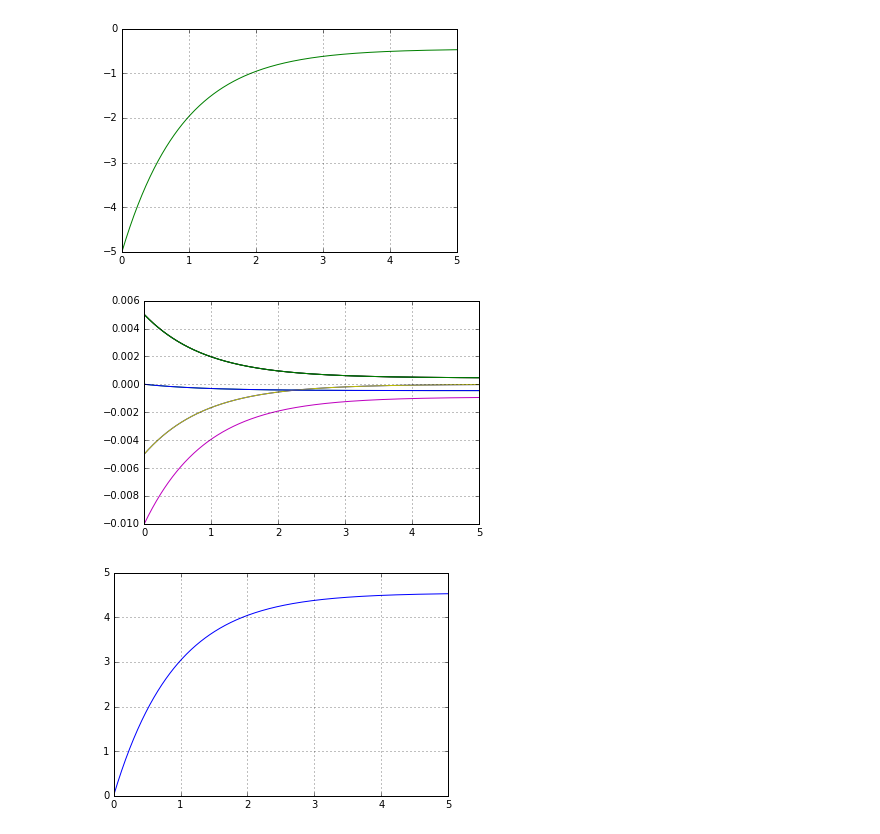
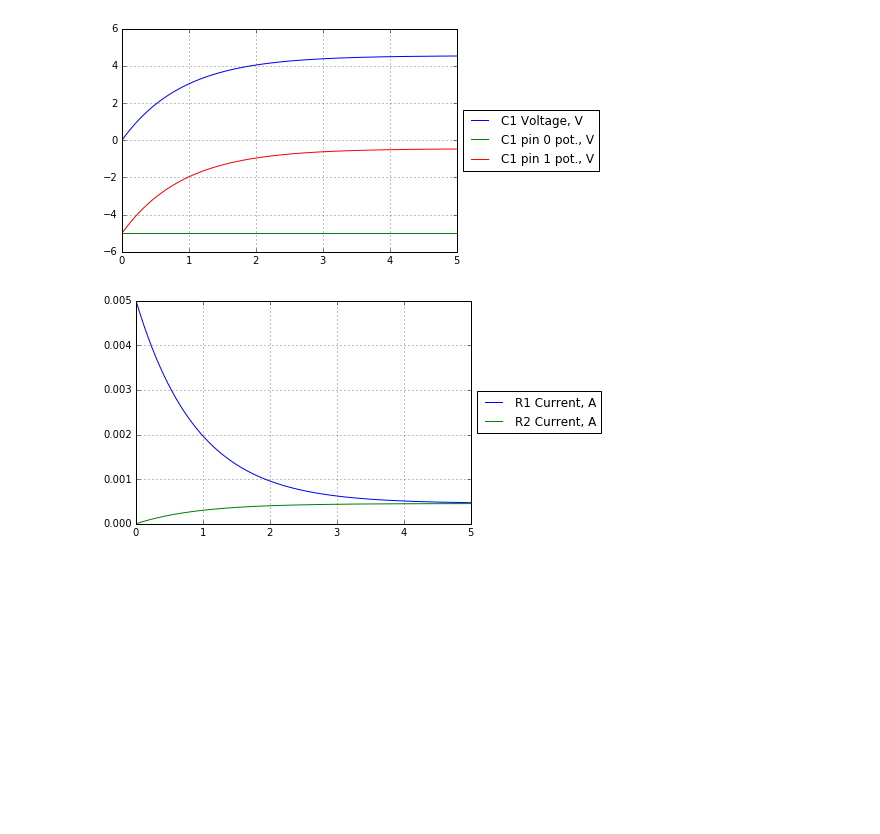
Before and after one commit to uranix/simple-circuit-sim, a Jupyter notebook: Circuit.ipynb, the cells around one changed output. Drawn from its saved outputs; the diff is of its cells as text; code cells hidden in the pictures; blank space fills up the shorter version.

```diff
--- a/Circuit.ipynb
+++ b/Circuit.ipynb
@@ -55,20 +56,21 @@ class Resistor(Element):
         return title + ' with R=%g Ohm' % (self.R)
     def law(self, t):
         eq1 = self[1].V - self[0].V + self[0].I * self.R
-        eq2 = self[0].I - self[1].I
+        eq2 = self[0].I + self[1].I
         return np.array([eq1, eq2])
 # %%
 class Capacitor(Element):
     def __init__(self, name=None, C=1e-5, U0=0):
         self.C = C
         super(Capacitor, self).__init__(name, 2, Voltage=U0)
+        self.Voltage = self.state(0)
     def __repr__(self):
         title = 'Capacitor ' + self.name if self.name else 'Unnamed capacitor'
         return title + ' with C=%g F' % (self.C)
     def law(self, t):
-        eq1 = self[0].I + self.C * self.state(0).dQdt
-        eq2 = self[0].I - self[1].I
-        eq3 = self[1].V - self[0].V - self.state(0).Q
+        eq1 = self[0].I + self.C * self.Voltage.dQdt
+        eq2 = self[0].I + self[1].I
+        eq3 = self[1].V - self[0].V - self.Voltage.Q
         return np.array([eq1, eq2, eq3])
 # %%
 class Inductor(Element):
@@ -257,12 +296,12 @@ R2 = Resistor("R2", R=1e4)
 C1 = Capacitor("C1", C=1e-3)
 GND = Ground("GND")
 # %%
-c = Circuit()
+c = Circuit("Simple1")
 c.connect(E1[1], R1[0])
 c.connect(E1[0], C1[0])
 c.connect(C1[1], R1[1])
 c.connect(R2[0], C1[0])
 c.connect(R2[1], C1[1])
 c.connect(GND[0], E1[1])
-c.assemble()
+c.simulate(5)
 # %% [output]
@@ -286,16 +327,0 @@ Var  12 : State variable (Voltage) of Capacitor C1 with C=0.001 F
-# %%
-from assimulo.solvers import IDA
-
-c.algvar = c.detect_algebraic_variables()
-# print(c.algvar)
-sim = IDA(c)
-# flag, y0c, yd0c = sim.make_consistent('IDA_Y_INIT')
-# print(c.res(0, sim.y, sim.yd))
-flag, y0c, yd0c = sim.make_consistent('IDA_YA_YDP_INIT')
-print('make_consistent ret =', flag)
-# print(sim.y)
-# print(sim.yd)
-# print(c.res(0, sim.y, sim.yd))
-
-sim.rtol = 1e-8
-t,y,yd = sim.simulate(5, 500)
@@ -320,20 +328,21 @@ Elapsed simulation time: 0.019634341937489808 seconds.
-# %%
-import matplotlib.pyplot as plt
-%matplotlib inline
-
-plt.plot(t, y[:, :3])
-plt.grid()
-plt.figure()
-plt.plot(t, y[:, 3:12])
-plt.grid()
-plt.figure()
-plt.plot(t, y[:, 12])
-plt.grid()
-plt.show()
-# %% [output]
-[figure, removed]
-[figure, removed]
-[figure, removed]
+# %%
+import matplotlib.pyplot as plt
+%matplotlib inline
+
+plt.plot(c.T, C1.Voltage.Q, label='C1 Voltage, V')
+plt.plot(c.T, C1[0].V, label='C1 pin 0 pot., V')
+plt.plot(c.T, C1[1].V, label='C1 pin 1 pot., V')
+plt.legend(loc='center left', bbox_to_anchor=((1, 0.5)))
+plt.grid()
+plt.figure()
+plt.plot(c.T, R1[0].I, label='R1 Current, A')
+plt.plot(c.T, R2[1].I, label='R2 Current, A')
+plt.legend(loc='center left', bbox_to_anchor=((1, 0.5)))
+plt.grid()
+plt.show()
+# %% [output]
+[figure, added]
+[figure, added]
 # %%
 E1 = Emf("E1", 5)
 R1 = Resistor("R1", R=1)
```
Also changed, not shown: parts of 14 cells of this notebook.
